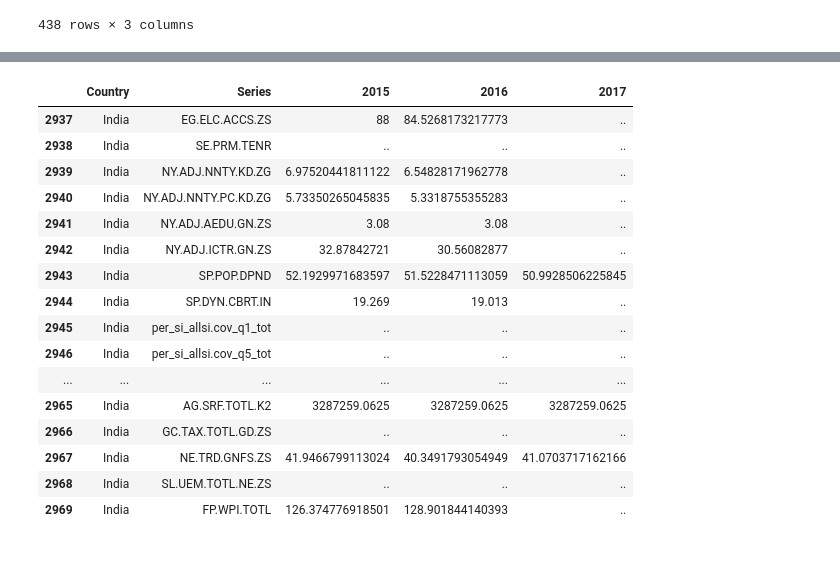
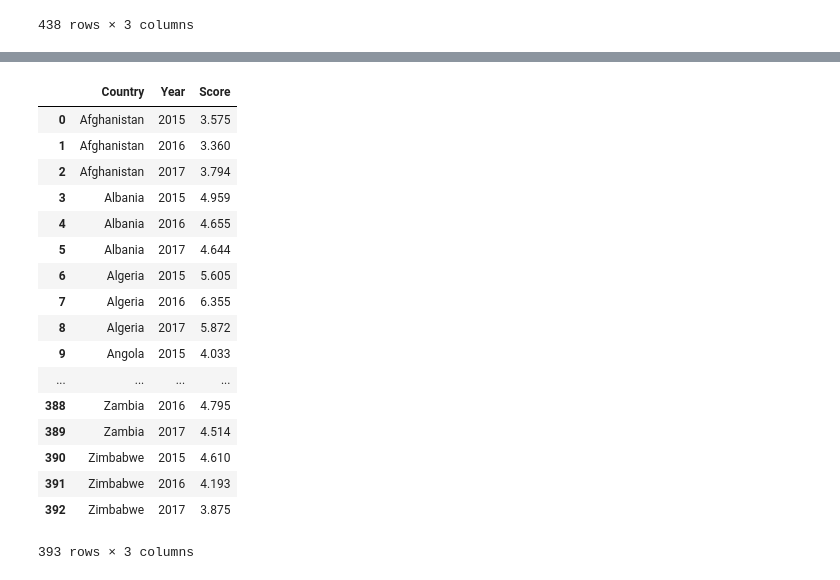
Before and after one commit to arun-joseph/Happiness-Predictor, a Jupyter notebook: dataProcessing.ipynb, the cells around one changed output, grey strips where cells are left out. Saved outputs shown, nothing was run; the diff lists cells and outputs as text; code cells hidden in the pictures.

```diff
--- a/dataProcessing.ipynb
+++ b/dataProcessing.ipynb
@@ -157,21 +165,25 @@ df
 7161 rows × 5 columns
-# %%
-df.loc[df['Country'] == "India"]
-# %% [output]
-|  | Country | Series | 2015 | 2016 | 2017 |
-| 2937 | India | EG.ELC.ACCS.ZS | 88 | 84.5268173217773 | .. |
-| 2938 | India | SE.PRM.TENR | .. | .. | .. |
-| 2939 | India | NY.ADJ.NNTY.KD.ZG | 6.97520441811122 | 6.54828171962778 | .. |
-| 2940 | India | NY.ADJ.NNTY.PC.KD.ZG | 5.73350265045835 | 5.3318755355283 | .. |
-| 2941 | India | NY.ADJ.AEDU.GN.ZS | 3.08 | 3.08 | .. |
-| 2942 | India | NY.ADJ.ICTR.GN.ZS | 32.87842721 | 30.56082877 | .. |
-| 2943 | India | SP.POP.DPND | 52.1929971683597 | 51.5228471113059 | 50.9928506225845 |
-| 2944 | India | SP.DYN.CBRT.IN | 19.269 | 19.013 | .. |
-| 2945 | India | per_si_allsi.cov_q1_tot | .. | .. | .. |
-| 2946 | India | per_si_allsi.cov_q5_tot | .. | .. | .. |
-| ... | ... | ... | ... | ... | ... |
-| 2965 | India | AG.SRF.TOTL.K2 | 3287259.0625 | 3287259.0625 | 3287259.0625 |
-| 2966 | India | GC.TAX.TOTL.GD.ZS | .. | .. | .. |
-| 2967 | India | NE.TRD.GNFS.ZS | 41.9466799113024 | 40.3491793054949 | 41.0703717162166 |
-| 2968 | India | SL.UEM.TOTL.NE.ZS | .. | .. | .. |
-| 2969 | India | FP.WPI.TOTL | 126.374776918501 | 128.901844140393 | .. |
+# %%
+countries = df['Country'].unique()
+df_score.drop(df_score.loc[~df_score['Country'].isin(countries)].index, inplace=True)
+df_score.reset_index(inplace=True, drop=True)
+df_score
+# %% [output]
+|  | Country | Year | Score |
+| 0 | Afghanistan | 2015 | 3.575 |
+| 1 | Afghanistan | 2016 | 3.360 |
+| 2 | Afghanistan | 2017 | 3.794 |
+| 3 | Albania | 2015 | 4.959 |
+| 4 | Albania | 2016 | 4.655 |
+| 5 | Albania | 2017 | 4.644 |
+| 6 | Algeria | 2015 | 5.605 |
+| 7 | Algeria | 2016 | 6.355 |
+| 8 | Algeria | 2017 | 5.872 |
+| 9 | Angola | 2015 | 4.033 |
+| ... | ... | ... | ... |
+| 388 | Zambia | 2016 | 4.795 |
+| 389 | Zambia | 2017 | 4.514 |
+| 390 | Zimbabwe | 2015 | 4.610 |
+| 391 | Zimbabwe | 2016 | 4.193 |
+| 392 | Zimbabwe | 2017 | 3.875 |
+393 rows × 3 columns
```
Also changed, not shown: parts of 4 cells of this notebook.
